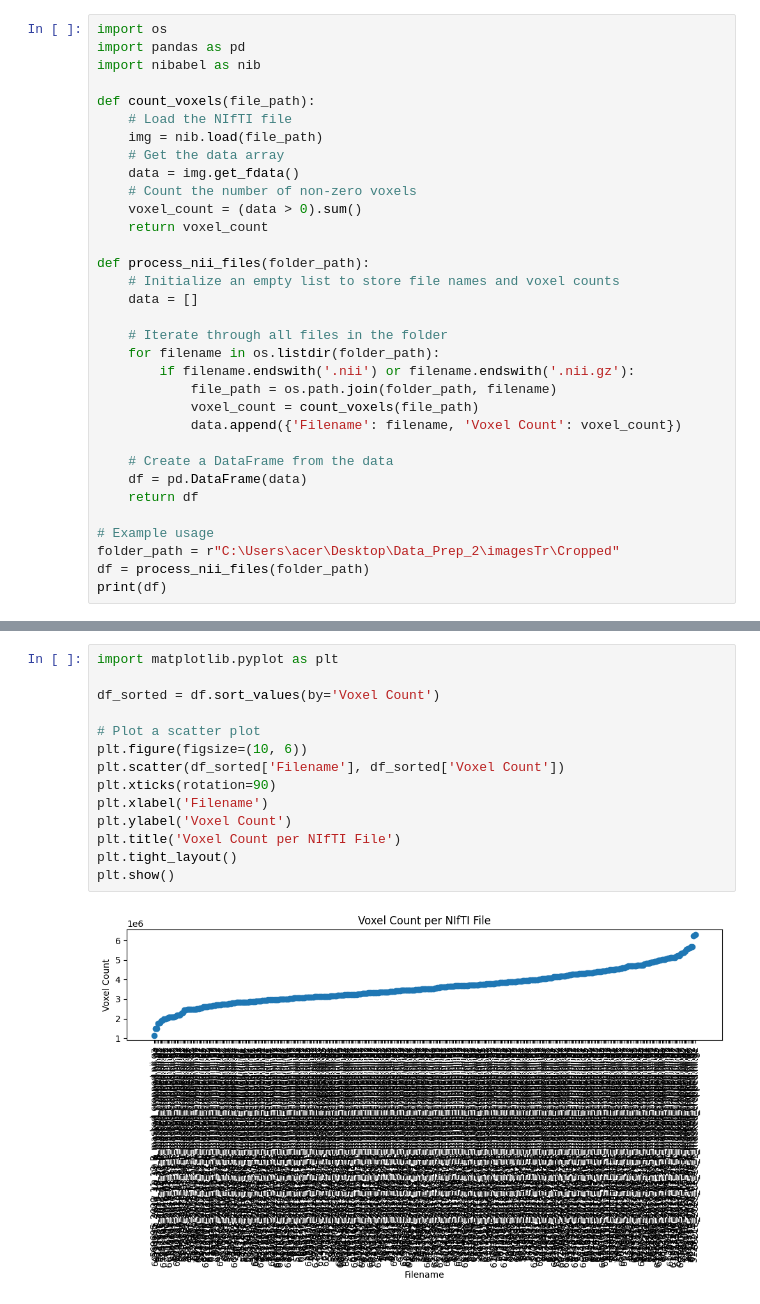
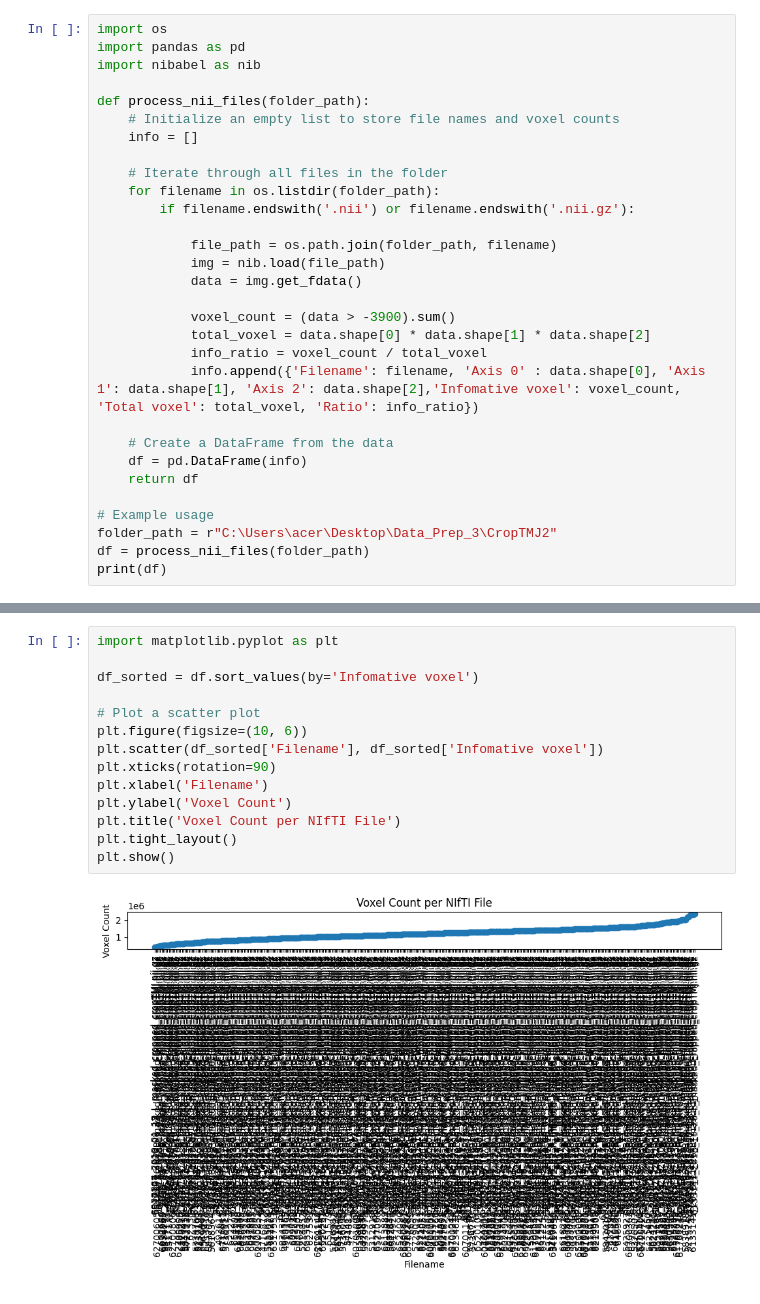
Before and after one commit to KananatSSN/Project_TMJOA, a Jupyter notebook: Check/count_voxel.ipynb, the cells around one changed output, grey strips where cells are left out. Drawn from its saved outputs; the diff is of its cells as text.

```diff
--- a/Check/count_voxel.ipynb
+++ b/Check/count_voxel.ipynb
@@ -3,32 +3,29 @@ import os
 import pandas as pd
 import nibabel as nib
 
-def count_voxels(file_path):
-    # Load the NIfTI file
-    img = nib.load(file_path)
-    # Get the data array
-    data = img.get_fdata()
-    # Count the number of non-zero voxels
-    voxel_count = (data > 0).sum()
-    return voxel_count
-
 def process_nii_files(folder_path):
     # Initialize an empty list to store file names and voxel counts
-    data = []
+    info = []
 
     # Iterate through all files in the folder
     for filename in os.listdir(folder_path):
         if filename.endswith('.nii') or filename.endswith('.nii.gz'):
+
             file_path = os.path.join(folder_path, filename)
-            voxel_count = count_voxels(file_path)
-            data.append({'Filename': filename, 'Voxel Count': voxel_count})
+            img = nib.load(file_path)
+            data = img.get_fdata()
+
+            voxel_count = (data > -3900).sum()
+            total_voxel = data.shape[0] * data.shape[1] * data.shape[2]
+            info_ratio = voxel_count / total_voxel
+            info.append({'Filename': filename, 'Axis 0' : data.shape[0], 'Axis 1': data.shape[1], 'Axis 2': data.shape[2],'Infomative voxel': voxel_count, 'Total voxel': total_voxel, 'Ratio': info_ratio})
 
     # Create a DataFrame from the data
-    df = pd.DataFrame(data)
+    df = pd.DataFrame(info)
     return df
 
 # Example usage
-folder_path = r"C:\Users\acer\Desktop\Data_Prep_2\imagesTr\Cropped"
+folder_path = r"C:\Users\acer\Desktop\Data_Prep_3\CropTMJ2"
 df = process_nii_files(folder_path)
 print(df)
 # %% [output]
@@ -49,16 +49,16 @@ print(df)
 # %%
 import matplotlib.pyplot as plt
 
-df_sorted = df.sort_values(by='Voxel Count')
+df_sorted = df.sort_values(by='Infomative voxel')
 
 # Plot a scatter plot
 plt.figure(figsize=(10, 6))
-plt.scatter(df_sorted['Filename'], df_sorted['Voxel Count'])
+plt.scatter(df_sorted['Filename'], df_sorted['Infomative voxel'])
 plt.xticks(rotation=90)
 plt.xlabel('Filename')
 plt.ylabel('Voxel Count')
 plt.title('Voxel Count per NIfTI File')
 plt.tight_layout()
 plt.show()
 # %% [output]
-[figure, old version]
+[figure, new version]
```
Also changed, not shown: parts of 1 cell of this notebook, 1 other file.
